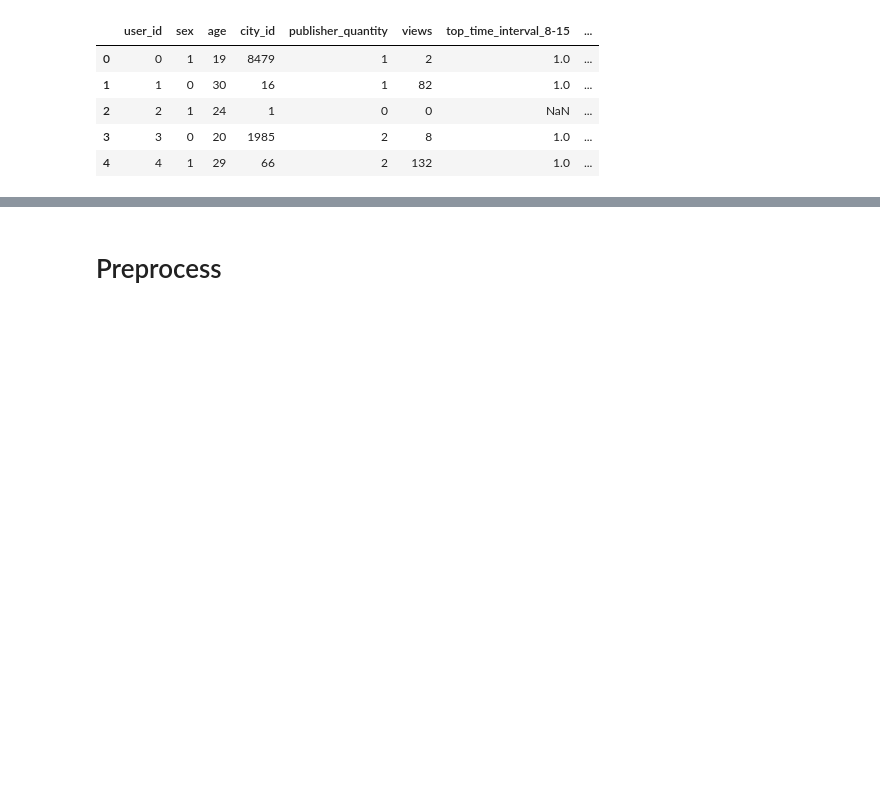
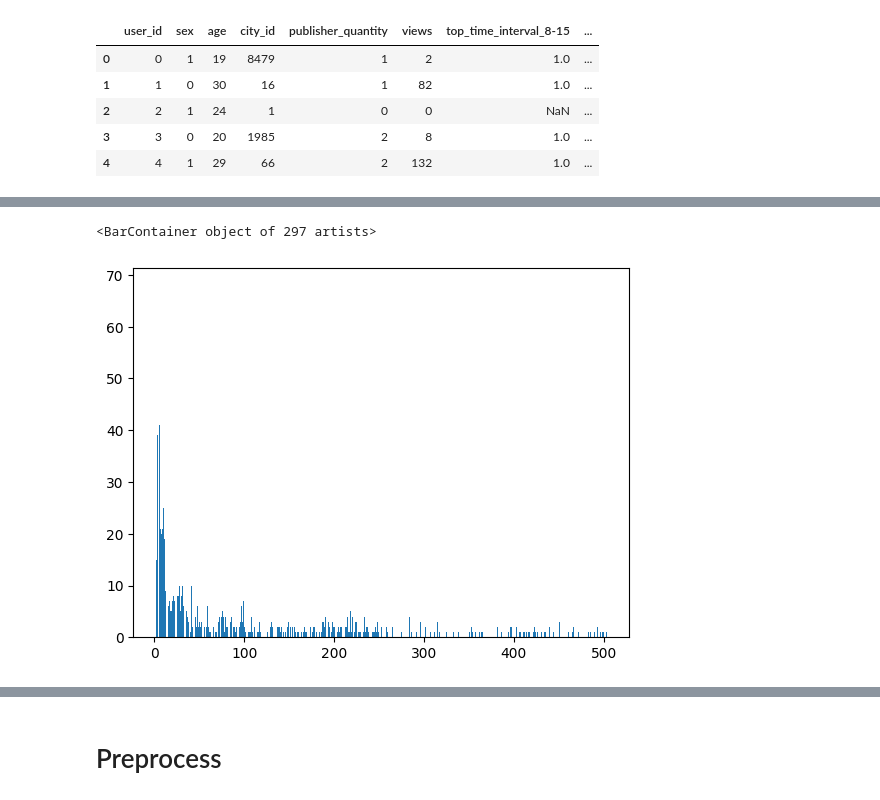
Before and after one commit to EgorChernov5/VILLKA, a Jupyter notebook: notebooks/preprocessing.ipynb, the cells around one changed output, grey strips where cells are left out. Cells and saved outputs as stored; diff of their text form; code cells hidden in the pictures; blank space fills up the shorter version.

```diff
--- a/notebooks/preprocessing.ipynb
+++ b/notebooks/preprocessing.ipynb
@@ -573,0 +561,6 @@ ext_history_ds.head()
+# %%
+v, c = np.unique(ext_validate_ds["duration"], return_counts=True)
+plt.bar(v, c)
+# %% [output]
+<BarContainer object of 297 artists>
+[figure, added]
```
Also changed, not shown: parts of 22 cells of this notebook.
